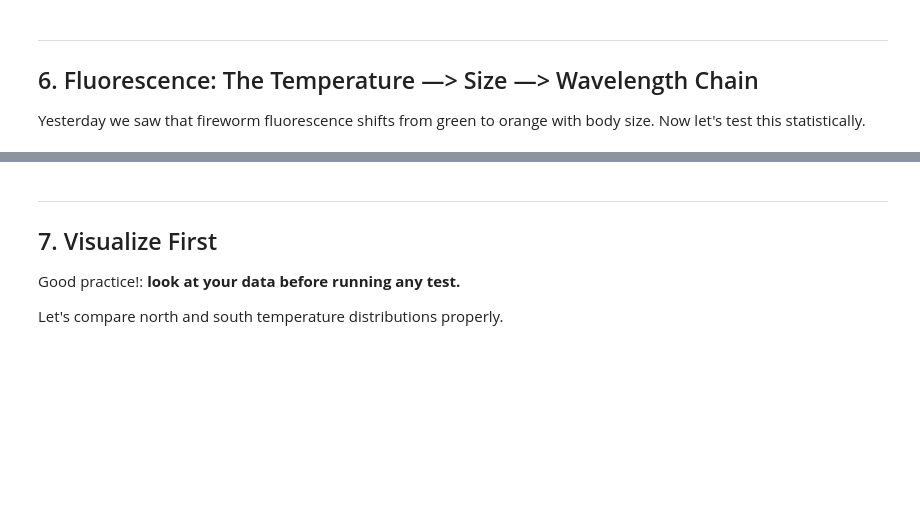
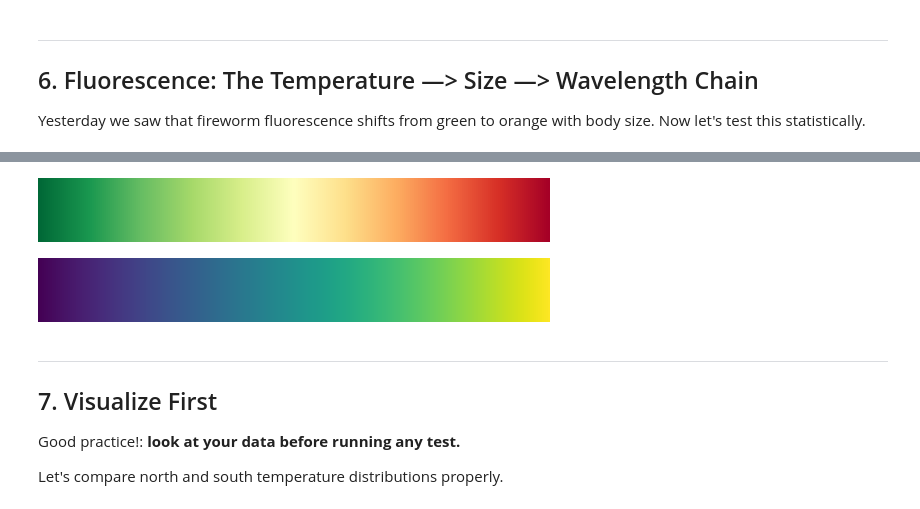
Before and after one commit to cgenomicslab/imbb-data-analysis, a Jupyter notebook: week1/day3_statistics_pvalue.ipynb, the cells around one changed output, grey strips where cells are left out. Drawn from its saved outputs; the diff is of its cells as text; code cells hidden in the pictures; blank space fills up the shorter version.

```diff
--- a/week1/day3_statistics_pvalue.ipynb
+++ b/week1/day3_statistics_pvalue.ipynb
@@ -529,3 +570,12 @@ plt.show()
+# %%
+# Continuous palettes — for numeric values
+sns.color_palette("RdYlGn_r", as_cmap=True)
+# %% [output]
+[figure, added]
+# %%
+sns.color_palette("viridis", as_cmap=True)
+# %% [output]
+[figure, added]
 # %% [markdown]
 ---
 
```
Also changed, not shown: parts of 11 cells of this notebook.
